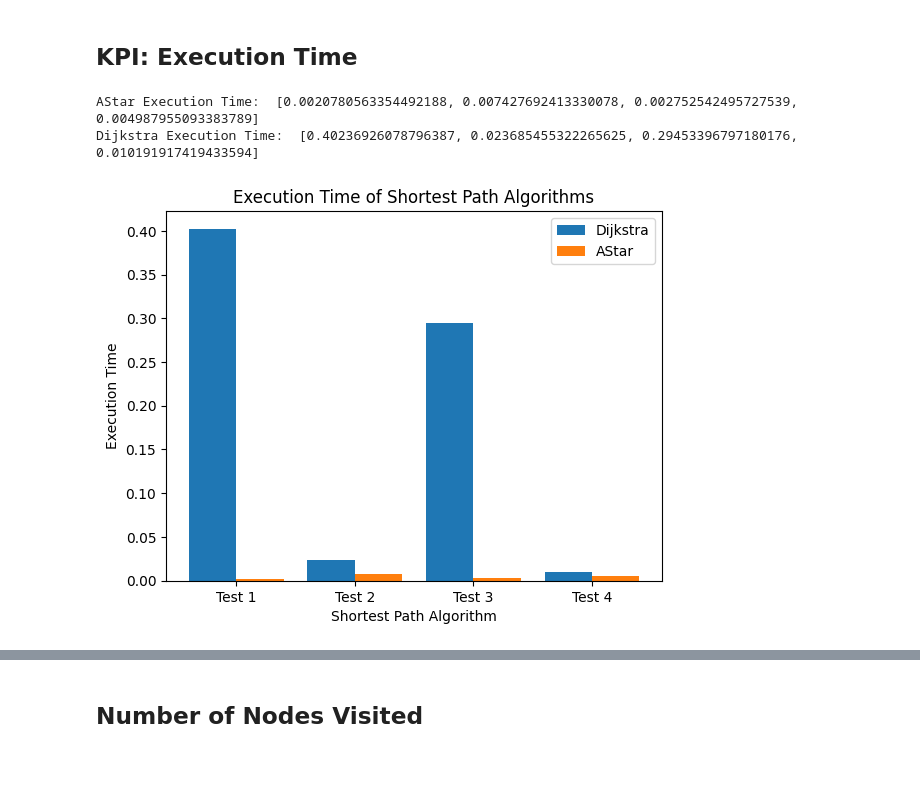
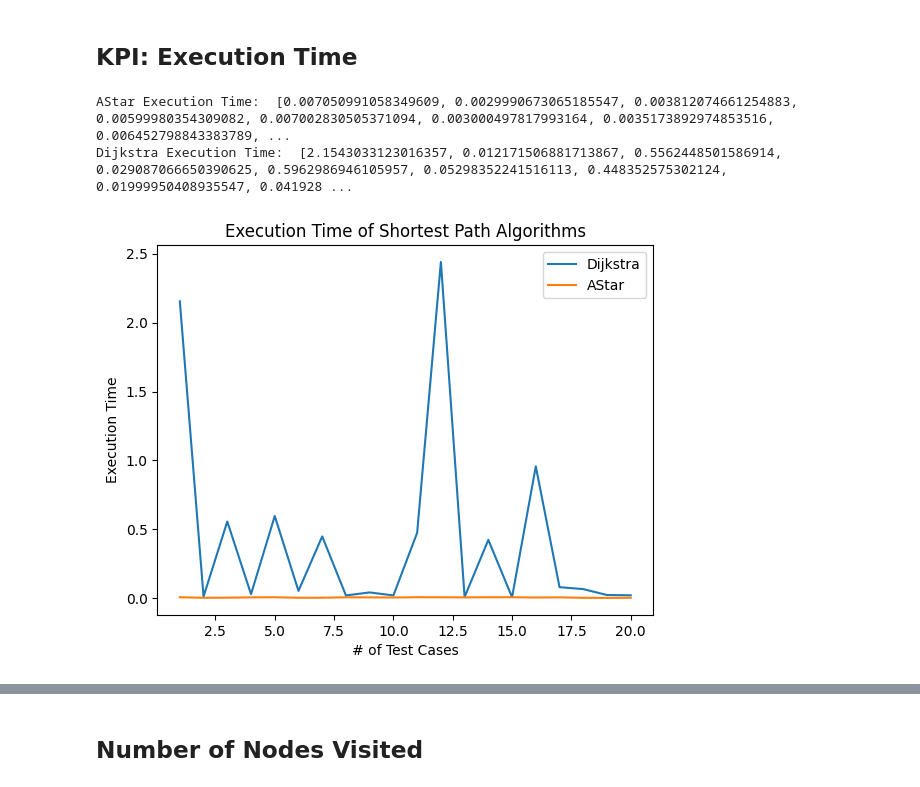
Before and after one commit to JenniferYe25/subway-transit-library, a Jupyter notebook: graph_lab.ipynb, the cells around one changed output, grey strips where cells are left out. Cells and saved outputs as stored; diff of their text form; code cells hidden in the pictures.

```diff
--- a/graph_lab.ipynb
+++ b/graph_lab.ipynb
@@ -139,55 +142,51 @@ from PathFinders.Dijkstra import *
 graph = (GraphBuilder('_dataset/london.connections.csv',['station1','station2','time'],WeightedEdge,'undirected'))
 
 start_list = []
-for i in range(0, 4):
+for i in range(0, 20):
     # any random numbers from 0 to 1000
     start_list.append(randint(1,279))
 
 end_list = []
-for i in range(0, 4):
+for i in range(0, 20):
     # any random numbers from 0 to 1000
     end_list.append(randint(1,279))
 
 AStarExecutionTime= []
-for i in range(0,4):
+for i in range(0,20):
     start_node = start_list[i]
     target_node = end_list[i]
     graph = (GraphBuilder('_dataset/london.connections.csv',['station1','station2','time'],WeightedEdge,'undirected'))
     start = time.time()
     A_Algo = AStar(graph,start_node,target_node,'_dataset/london.stations.csv',['id'],Station,'latitude','longitude')
     distances,parent,count = A_Algo.run()
     end = time.time()
     AStarExecutionTime.append(end - start)
 print("AStar Execution Time: ", AStarExecutionTime)
 
 DijkstraExecutionTime= []
-for i in range(0,4):
+for i in range(0,20):
     start_node = start_list[i]
     target_node = end_list[i]
     start = time.time()
     Algo=Dijkstra(graph, start_node,target_node)
     Algo.run()
     end = time.time()
     DijkstraExecutionTime.append(end - start)
 print("Dijkstra Execution Time: " , DijkstraExecutionTime)
 
-X = ["Test 1" , "Test 2", "Test 3", "Test 4"]
-X_axis = np.arange(len(X))
+X = list(range(1,21))
 
-plt.bar(X_axis -0.2,DijkstraExecutionTime, 0.4, label = 'Dijkstra')
-plt.bar(X_axis + 0.2, AStarExecutionTime, 0.4, label = 'AStar')
-
-plt.xticks(X_axis, X)
-# plt.yticks(np.arange(0, 6, 0.02), label=" ")
-plt.xlabel("Shortest Path Algorithm")
+plt.plot(X,DijkstraExecutionTime, label = 'Dijkstra')
+plt.plot(X, AStarExecutionTime,label = 'AStar')
+plt.xlabel("# of Test Cases")
 plt.ylabel("Execution Time")
 plt.title("Execution Time of Shortest Path Algorithms")
 plt.legend()
 plt.show()
 # %% [output]
-AStar Execution Time:  [0.0020780563354492188, 0.007427692413330078, 0.002752542495727539, 0.004987955093383789]
-Dijkstra Execution Time:  [0.40236926078796387, 0.023685455322265625, 0.29453396797180176, 0.010191917419433594]
+AStar Execution Time:  [0.007050991058349609, 0.0029990673065185547, 0.003812074661254883, 0.00599980354309082, 0.007002830505371094, 0.003000497817993164, 0.0035173892974853516, 0.006452798843383789, ...
+Dijkstra Execution Time:  [2.1543033123016357, 0.012171506881713867, 0.5562448501586914, 0.029087066650390625, 0.5962986946105957, 0.05298352241516113, 0.448352575302124, 0.01999950408935547, 0.041928 ...
-[figure, old version]
+[figure, new version]
 # %% [markdown]
 
 **Dijkstra Execution Time:** <br>
```
Also changed, not shown: parts of 8 cells of this notebook.
